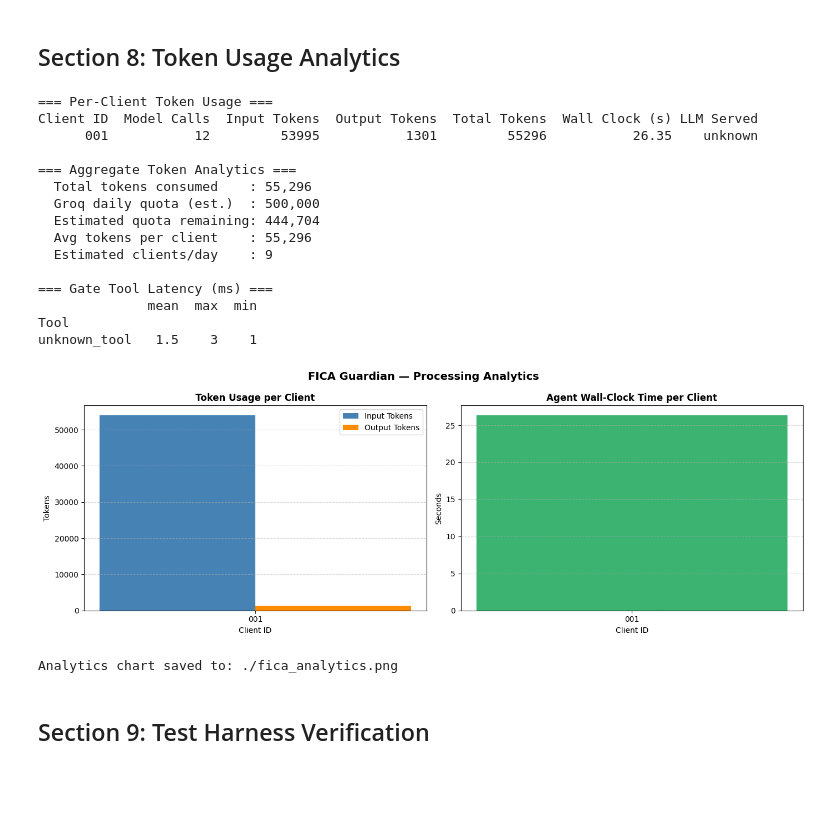
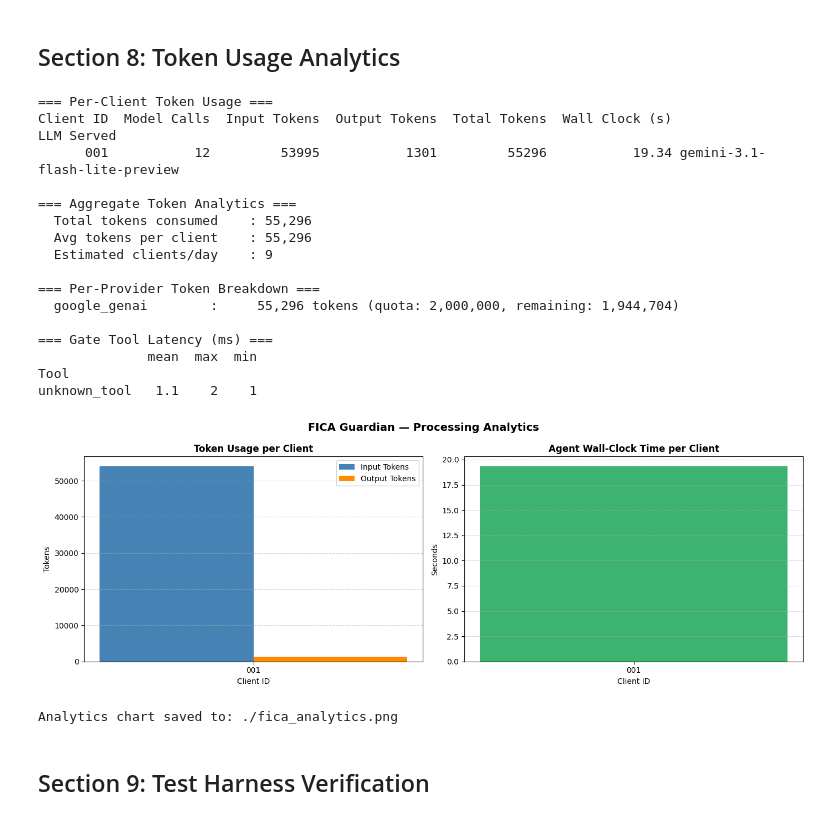
Before and after one commit to TwistZA/agentic-rag-kyc, a Jupyter notebook: fica_guardian_kyc_v2.ipynb, the cells around one changed output. Saved outputs shown, nothing was run; the diff lists cells and outputs as text; code cells hidden in the pictures; blank space fills up the shorter version.

Commit message:
Fixed token analytics to support google model

```diff
--- a/fica_guardian_kyc_v2.ipynb
+++ b/fica_guardian_kyc_v2.ipynb
@@ -2321,7 +2340,18 @@ else:
     # --- Per-Client Summary Table -------------------------------------------
     summary_rows = []
     for rec in records:
-        models_used = list({mc["model"] for mc in rec["model_calls"]})
+        # Build model/provider info for display
+        models_used = []
+        providers_used = set()
+        for mc in rec["model_calls"]:
+            model = mc.get("model", "unknown")
+            provider = mc.get("provider", "unknown")
+            providers_used.add(provider)
+            # Display as "model (provider)" format
+            model_display = f"{model}"
+            if model_display not in models_used:
+                models_used.append(model_display)
+
         summary_rows.append({
             "Client ID"         : rec["client_id"],
             "Model Calls"       : len(rec["model_calls"]),
@@ -2338,16 +2368,36 @@ else:
 
     # --- Aggregate Stats ----------------------------------------------------
     total_tokens_consumed   = df_summary["Total Tokens"].sum()
-    groq_daily_limit        = 500_000   # Conservative free-tier daily limit
-    estimated_remaining     = max(0, groq_daily_limit - total_tokens_consumed)
     avg_tokens_per_client   = df_summary["Total Tokens"].mean()
+
+    # Calculate per-provider token breakdown
+    provider_tokens = {}
+    for rec in records:
+        for mc in rec["model_calls"]:
+            provider = mc.get("provider", "unknown")
+            tokens = mc.get("total_tokens", 0)
+            provider_tokens[provider] = provider_tokens.get(provider, 0) + tokens
+
+    # Provider-specific quotas (approximate free-tier daily limits)
+    provider_quotas = {
+        "groq": 500_000,        # Groq free-tier daily limit
+        "google_genai": 2_000_000,  # Google AI Studio free tier (approximate)
+        "ollama": "N/A (local)",    # Local deployment, no quota
+    }
 
     print(f"\n=== Aggregate Token Analytics ===")
     print(f"  Total tokens consumed    : {total_tokens_consumed:,}")
-    print(f"  Groq daily quota (est.)  : {groq_daily_limit:,}")
-    print(f"  Estimated quota remaining: {estimated_remaining:,}")
     print(f"  Avg tokens per client    : {avg_tokens_per_client:,.0f}")
-    print(f"  Estimated clients/day    : {int(groq_daily_limit / avg_tokens_per_client) if avg_tokens_per_client > 0 else 'N/A'}")
+    print(f"  Estimated clients/day    : {int(500_000 / avg_tokens_per_client) if avg_tokens_per_client > 0 else 'N/A'}")
+    print()
+    print("=== Per-Provider Token Breakdown ===")
+    for provider, tokens in sorted(provider_tokens.items()):
+        quota = provider_quotas.get(provider, "N/A")
+        if isinstance(quota, int):
+            remaining = max(0, quota - tokens)
+            print(f"  {provider:20s}: {tokens:>10,} tokens (quota: {quota:,}, remaining: {remaining:,})")
+        else:
+            print(f"  {provider:20s}: {tokens:>10,} tokens ({quota})")
 
     # --- Gate Tool Latency --------------------------------------------------
     tool_rows = []
@@ -2381,39 +2431,40 @@ else:
     axes[0].set_xlabel("Client ID")
     axes[0].set_ylabel("Tokens")
     axes[0].set_xticks(list(x))
     axes[0].set_xticklabels(clients)
     axes[0].legend()
     axes[0].grid(axis="y", linestyle="--", alpha=0.5)
 
     # Wall-clock time per client
     axes[1].bar(clients, df_summary["Wall Clock (s)"], color="mediumseagreen")
     axes[1].set_title("Agent Wall-Clock Time per Client", fontweight="bold")
     axes[1].set_xlabel("Client ID")
     axes[1].set_ylabel("Seconds")
     axes[1].grid(axis="y", linestyle="--", alpha=0.5)
 
     plt.suptitle("FICA Guardian — Processing Analytics", fontsize=14, fontweight="bold")
     plt.tight_layout()
     plt.savefig("./fica_analytics.png", dpi=150, bbox_inches="tight")
     plt.show()
     print("Analytics chart saved to: ./fica_analytics.png")
 # %% [output]
 === Per-Client Token Usage ===
-Client ID  Model Calls  Input Tokens  Output Tokens  Total Tokens  Wall Clock (s) LLM Served
-      001           12         53995           1301         55296           26.35    unknown
+Client ID  Model Calls  Input Tokens  Output Tokens  Total Tokens  Wall Clock (s)                    LLM Served
+      001           12         53995           1301         55296           19.34 gemini-3.1-flash-lite-preview
 
 === Aggregate Token Analytics ===
   Total tokens consumed    : 55,296
-  Groq daily quota (est.)  : 500,000
-  Estimated quota remaining: 444,704
   Avg tokens per client    : 55,296
   Estimated clients/day    : 9
+
+=== Per-Provider Token Breakdown ===
+  google_genai        :     55,296 tokens (quota: 2,000,000, remaining: 1,944,704)
 
 === Gate Tool Latency (ms) ===
               mean  max  min
 Tool
-unknown_tool   1.5    3    1
+unknown_tool   1.1    2    1
-[figure, old version]
+[figure, new version]
 Analytics chart saved to: ./fica_analytics.png
 # %% [markdown]
 ## Section 9: Test Harness Verification
```
Also changed, not shown: parts of 5 cells of this notebook, 2 other files.
